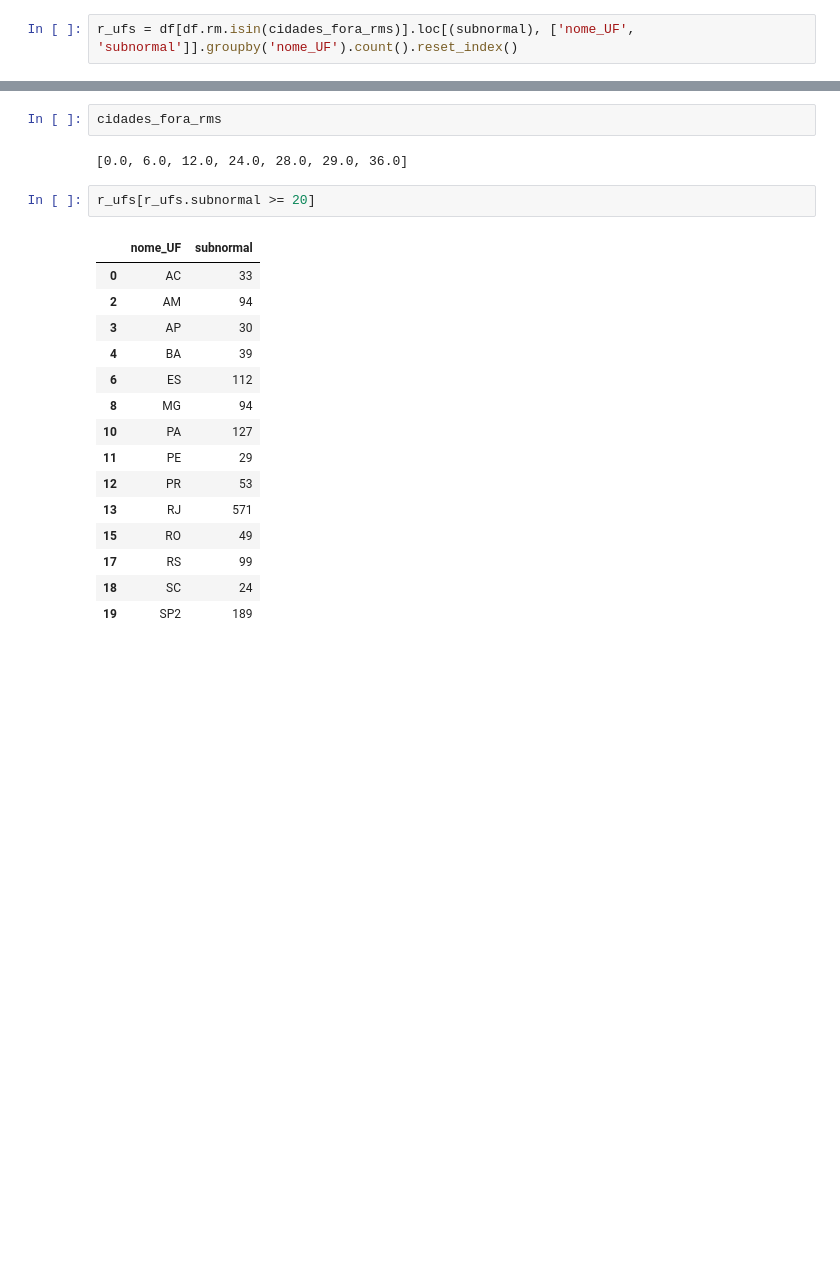
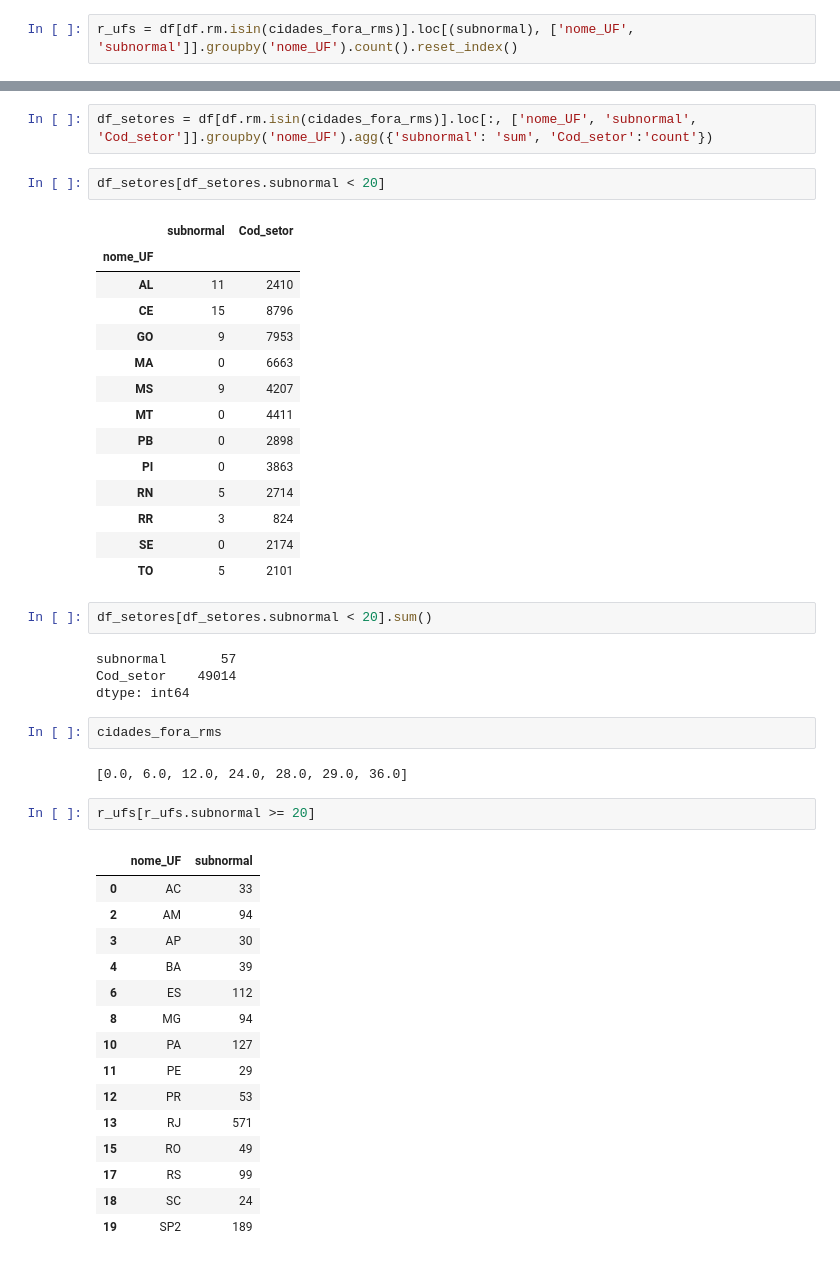
Before and after one commit to cem-usp/assentamentos-precarios-no-brasil-urbano, a Jupyter notebook: 04-processamento-regioes.ipynb, the cells around one changed output, grey strips where cells are left out. Cells and saved outputs as stored; diff of their text form; blank space fills up the shorter version.

```diff
--- a/04-processamento-regioes.ipynb
+++ b/04-processamento-regioes.ipynb
@@ -158,3 +174,28 @@ r_ufs = df[df.rm.isin(cidades_fora_rms)].loc[(subnormal), ['nome_UF', 'subnormal
+# %%
+df_setores = df[df.rm.isin(cidades_fora_rms)].loc[:, ['nome_UF', 'subnormal', 'Cod_setor']].groupby('nome_UF').agg({'subnormal': 'sum', 'Cod_setor':'count'})
+# %%
+df_setores[df_setores.subnormal < 20]
+# %% [output]
+|  | subnormal | Cod_setor |
+| nome_UF |  |  |
+| AL | 11 | 2410 |
+| CE | 15 | 8796 |
+| GO | 9 | 7953 |
+| MA | 0 | 6663 |
+| MS | 9 | 4207 |
+| MT | 0 | 4411 |
+| PB | 0 | 2898 |
+| PI | 0 | 3863 |
+| RN | 5 | 2714 |
+| RR | 3 | 824 |
+| SE | 0 | 2174 |
+| TO | 5 | 2101 |
+# %%
+df_setores[df_setores.subnormal < 20].sum()
+# %% [output]
+subnormal       57
+Cod_setor    49014
+dtype: int64
 # %%
 cidades_fora_rms
 # %% [output]
```
Also changed, not shown: parts of 12 cells of this notebook, 6 other files.
